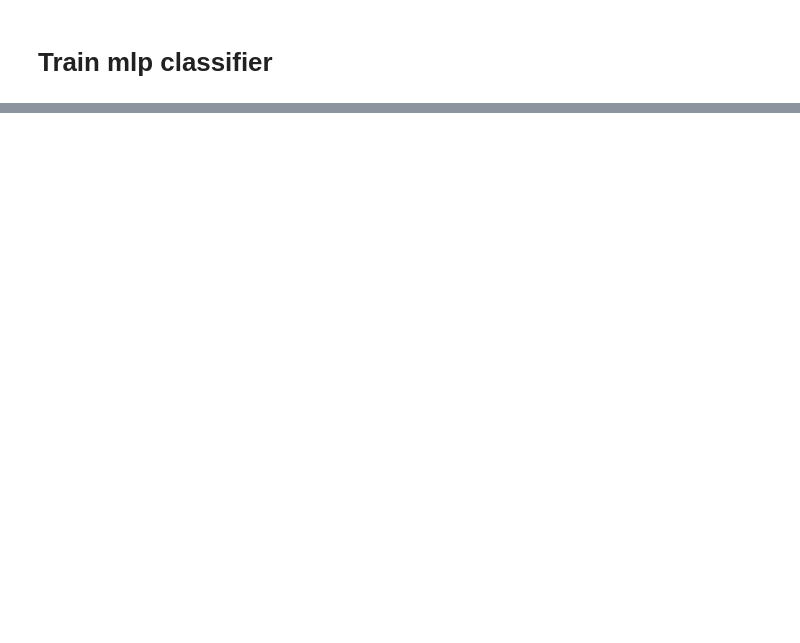
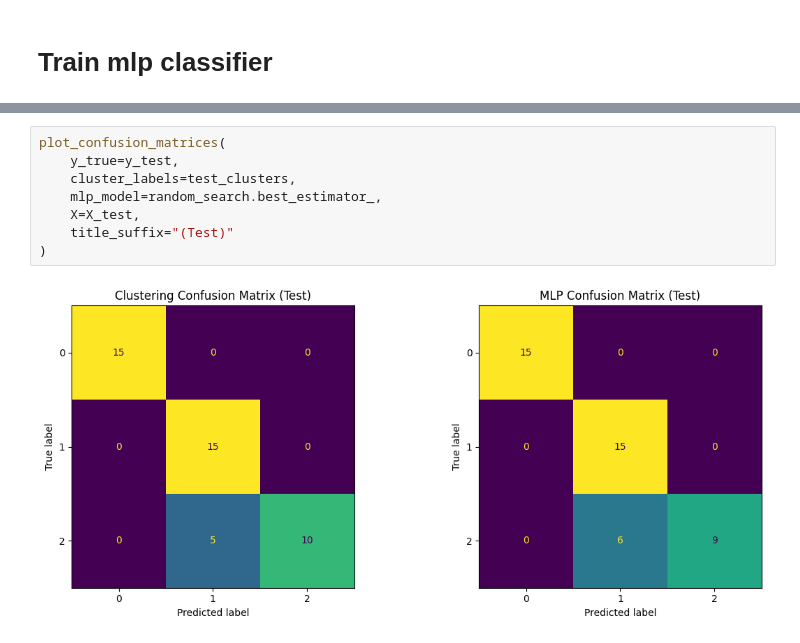
Before and after one commit to S66K22/MaktabHomeworks, a Jupyter notebook: hw15/hw15.ipynb, the cells around one changed output, grey strips where cells are left out. Drawn from its saved outputs; the diff is of its cells as text; blank space fills up the shorter version.

```diff
--- a/hw15/hw15.ipynb
+++ b/hw15/hw15.ipynb
@@ -253,0 +491,10 @@ Best epoch: 600 with test accuracy: 0.9333
+# %%
+plot_confusion_matrices(
+    y_true=y_test,
+    cluster_labels=test_clusters,
+    mlp_model=random_search.best_estimator_,
+    X=X_test,
+    title_suffix="(Test)"
+)
+# %% [output]
+[figure, added]
```
Also changed, not shown: parts of 15 cells of this notebook, 2 other files.
